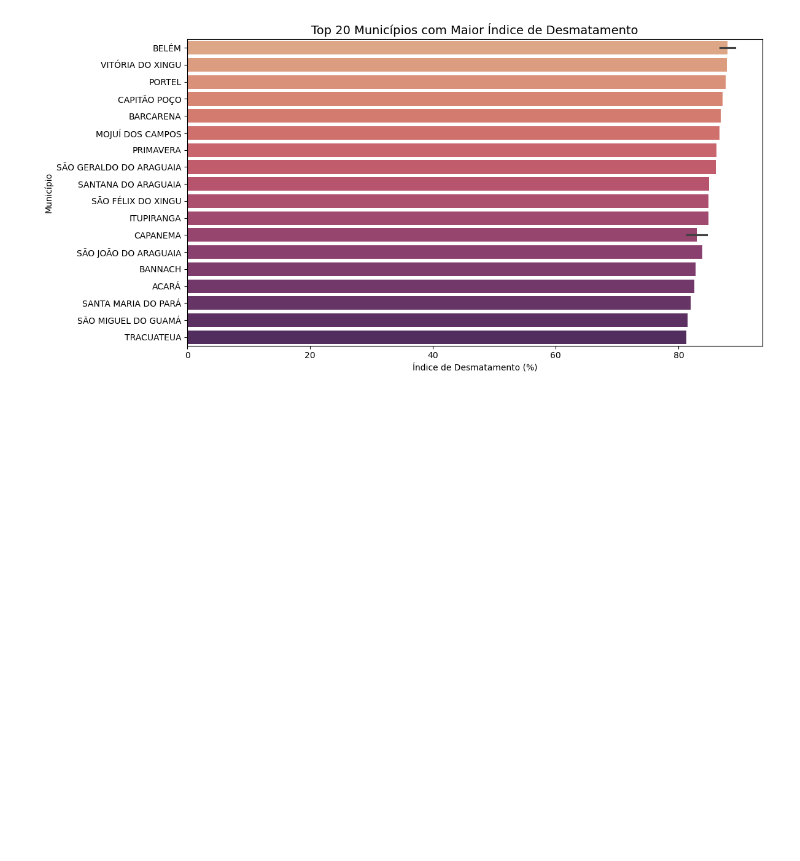
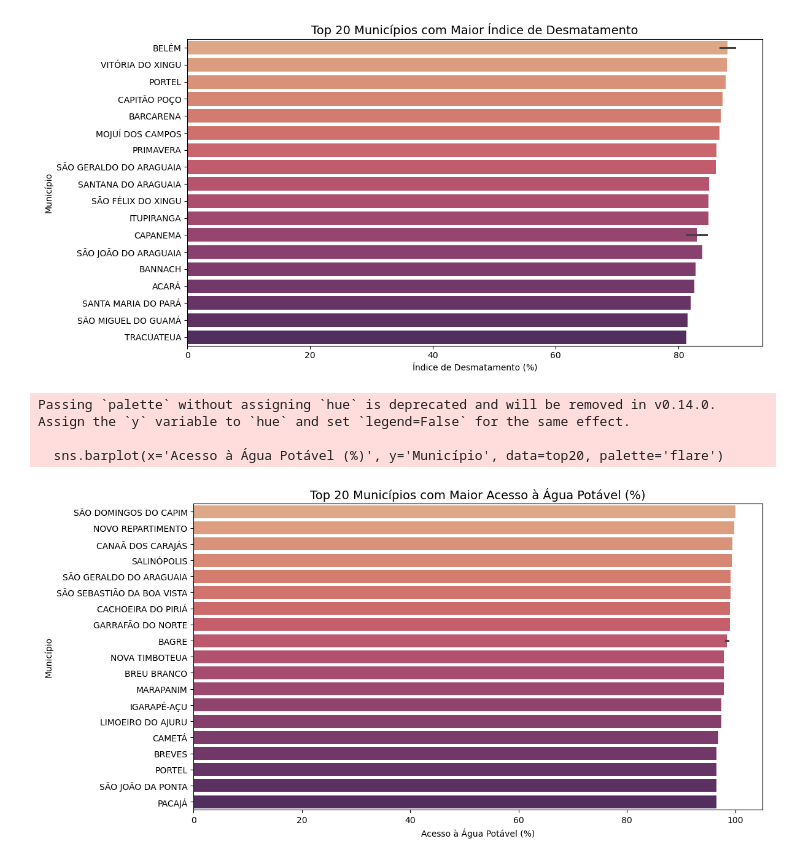
Before and after one commit to fabiopimentel21/tarefa-02-I2A2, a Jupyter notebook: atividade-I2A2.ipynb, the cells around one changed output. Saved outputs shown, nothing was run; the diff lists cells and outputs as text; code cells hidden in the pictures; blank space fills up the shorter version.

```diff
--- a/atividade-I2A2.ipynb
+++ b/atividade-I2A2.ipynb
@@ -40,3 +40,21 @@ Passing `palette` without assigning `hue` is deprecated and will be removed in v
 
   sns.barplot(x='Índice de Desmatamento (%)', y='Município', data=top20, palette='flare')
 [figure]
+# %%
+df = pd.DataFrame(df_base_de_dados)
+
+top20 = df.sort_values(by='Acesso à Água Potável (%)', ascending=False).head(20)
+
+# Gráfico
+plt.figure(figsize=(12, 6))
+sns.barplot(x='Acesso à Água Potável (%)', y='Município', data=top20, palette='flare')
+plt.title('Top 20 Municípios com Maior Acesso à Água Potável (%)', fontsize=14)
+plt.xlabel('Acesso à Água Potável (%)')
+plt.ylabel('Município')
+plt.tight_layout()
+plt.show()
+# %% [output]
+Passing `palette` without assigning `hue` is deprecated and will be removed in v0.14.0. Assign the `y` variable to `hue` and set `legend=False` for the same effect.
+
+  sns.barplot(x='Acesso à Água Potável (%)', y='Município', data=top20, palette='flare')
+[figure, added]
```
Also changed, not shown: parts of 1 cell of this notebook.
